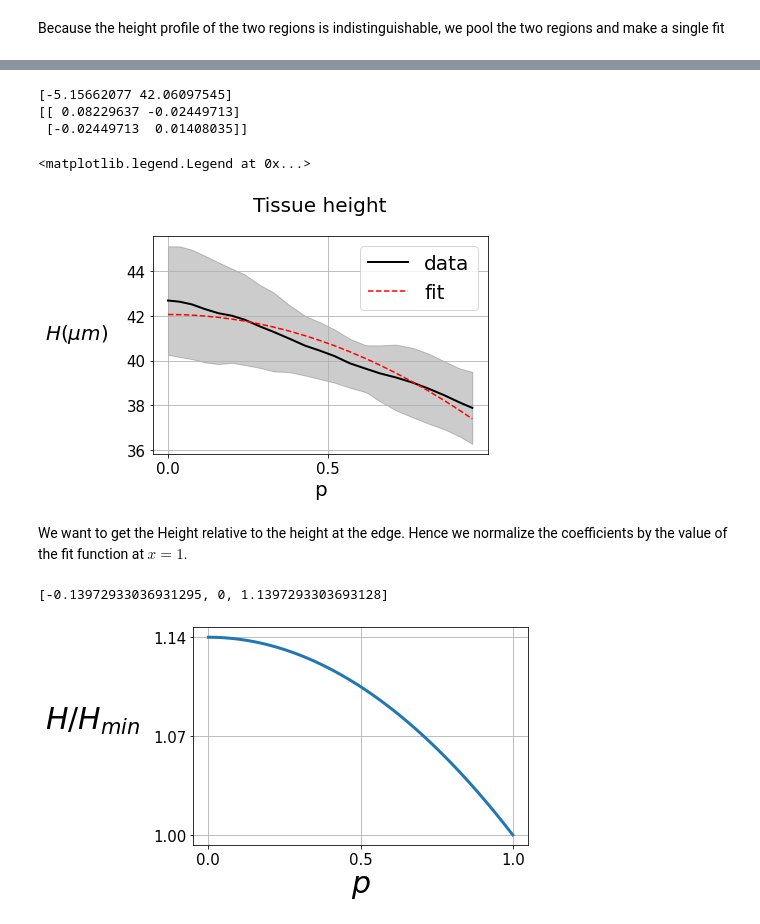
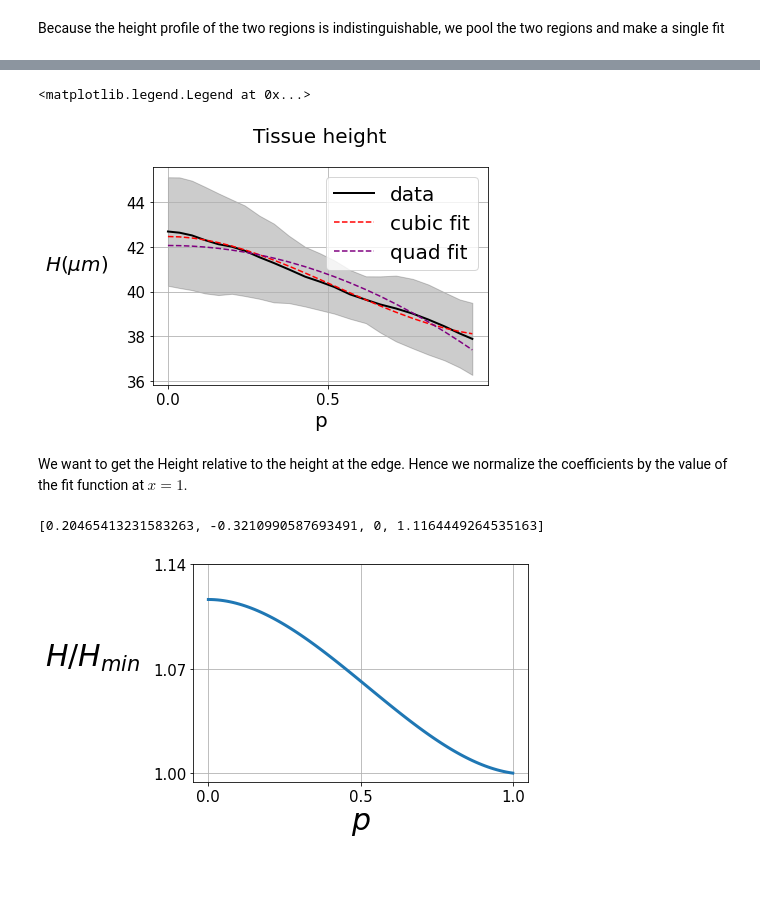
Before and after one commit to abhijeetkrishna/-WingDiscEversion_theory, a Jupyter notebook: data_analysis/ref_Height_analysis.ipynb, the cells around one changed output, grey strips where cells are left out. Cells and saved outputs as stored; diff of their text form; code cells hidden in the pictures; blank space fills up the shorter version.

```diff
--- a/data_analysis/ref_Height_analysis.ipynb
+++ b/data_analysis/ref_Height_analysis.ipynb
@@ -180,7 +179,8 @@ ax = get_subplot(ax, df = None,  #df_pool_k,
                  stat_df = df_pool, df_cases_col='discName',
                  query_str = query_str, x_col = 'distanceFraction', y_col = 'height',
                  xlabel = xlabel, ylabel = ylabel, title = title,
-                 xticks = xticks, yticks = yticks, xlim = xlim, ylim = ylim,
+                 xticks = xticks, #yticks = yticks,
+                 xlim = xlim, ylim = ylim,
                  individual_color=color_dict[roi],individual_linewidth =1.2,
                  mean_color='black',mean_linewidth =2,
                  mean_label="data", ylabelpad = 50,
@@ -189,39 +189,41 @@ ax = get_subplot(ax, df = None,  #df_pool_k,
 
 from scipy.optimize import curve_fit
 
-def func(x, a, b):
+def func_c(x, a, b, d):
+    return a*x*x*x + b*x*x + d
+def func_q(x, a, b,):
     return a*x*x + b
-popt, pcov = curve_fit(func, df_pool["distanceFraction_mean"], df_pool["height_mean"])
+popt_c, pcov_c = curve_fit(func_c, df_pool["distanceFraction_mean"], df_pool["height_mean"])
+popt_q, pcov_q = curve_fit(func_q, df_pool["distanceFraction_mean"], df_pool["height_mean"])
 
-print(popt)
-print(pcov)
+#print(popt)
+#print(pcov)
 
-ax.plot(df_pool["distanceFraction_mean"], func(df_pool["distanceFraction_mean"], *popt), label = "fit", linestyle = "--", color = "red")
+ax.plot(df_pool["distanceFraction_mean"], func_c(df_pool["distanceFraction_mean"], *popt_c), label = "cubic fit", linestyle = "--", color = "red")
+ax.plot(df_pool["distanceFraction_mean"], func_q(df_pool["distanceFraction_mean"], *popt_q), label = "quad fit", linestyle = "--", color = "purple")
+
 
 ax.legend(fontsize = 20)
 # %% [output]
-[-5.15662077 42.06097545]
-[[ 0.08229637 -0.02449713]
- [-0.02449713  0.01408035]]
+<matplotlib.legend.Legend at 0x...>
-<matplotlib.legend.Legend at 0x...>
-[figure, old version]
+[figure, new version]
 # %% [markdown]
 We want to get the Height relative to the height at the edge. Hence we normalize the coefficients by the value of the fit function at $x=1$.
 # %%
-offset = func(1, *popt)
-coeffs = [popt[0]/offset, 0, popt[1]/offset]
+offset = func_c(1, *popt_c)
+coeffs = [popt_c[0]/offset,popt_c[1]/offset, 0, popt_c[2]/offset, ]
 print(coeffs)
 poly_obj = np.poly1d(coeffs)
 
 fig,ax = plt.subplots()
 xs = np.linspace(0,1,100)
 ax.plot(xs, poly_obj(xs), linewidth = 3)
 ax.set_xlabel(r'$p$', fontsize=30)
 ax.set_ylabel(r"$H / H_{min}$", fontsize=30, rotation = "horizontal", labelpad = 60)
 ax.set_xticks([0,0.5,1])
 ax.set_yticks([1,1.07,1.14])
 ax.grid()
 ax.tick_params(axis='both', which='major', labelsize=15)
 # %% [output]
-[-0.13972933036931295, 0, 1.1397293303693128]
+[0.20465413231583263, -0.3210990587693491, 0, 1.1164449264535163]
-[figure, old version]
+[figure, new version]
```
Also changed, not shown: parts of 3 cells of this notebook, 15 other files.
